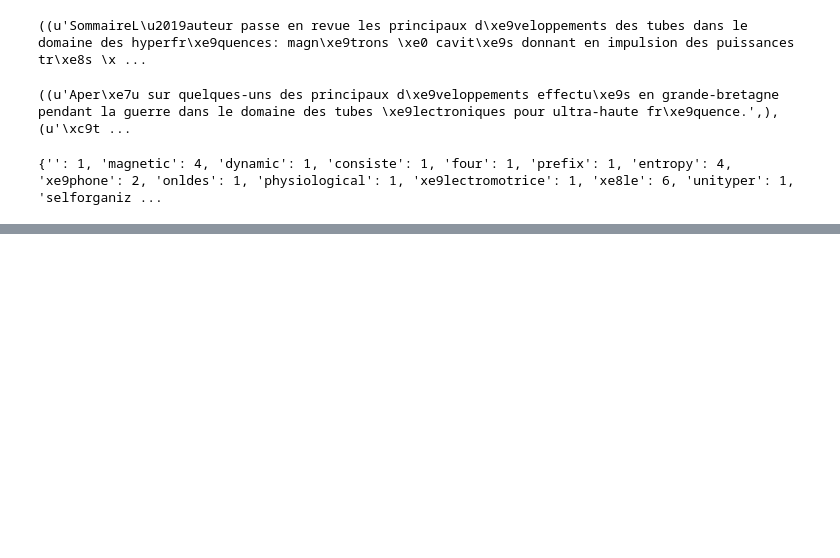
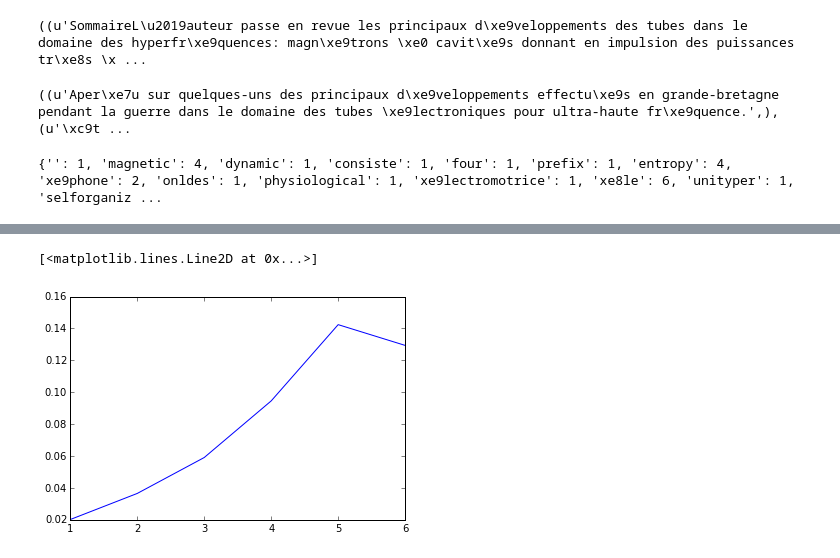
Before and after one commit to HeoJooSeong/zoostar, a Jupyter notebook: LINK_LAB/tet.ipynb, the cells around one changed output, grey strips where cells are left out. Saved outputs shown, nothing was run; the diff lists cells and outputs as text; code cells hidden in the pictures; blank space fills up the shorter version.

```diff
--- a/LINK_LAB/tet.ipynb
+++ b/LINK_LAB/tet.ipynb
@@ -6370,0 +1324,5 @@ print word_count
+# %%
+plt.plot(x,y3)
+# %% [output]
+[<matplotlib.lines.Line2D at 0x...>]
+[figure, added]
```
Also changed, not shown: parts of 118 cells of this notebook, 5 other files.
